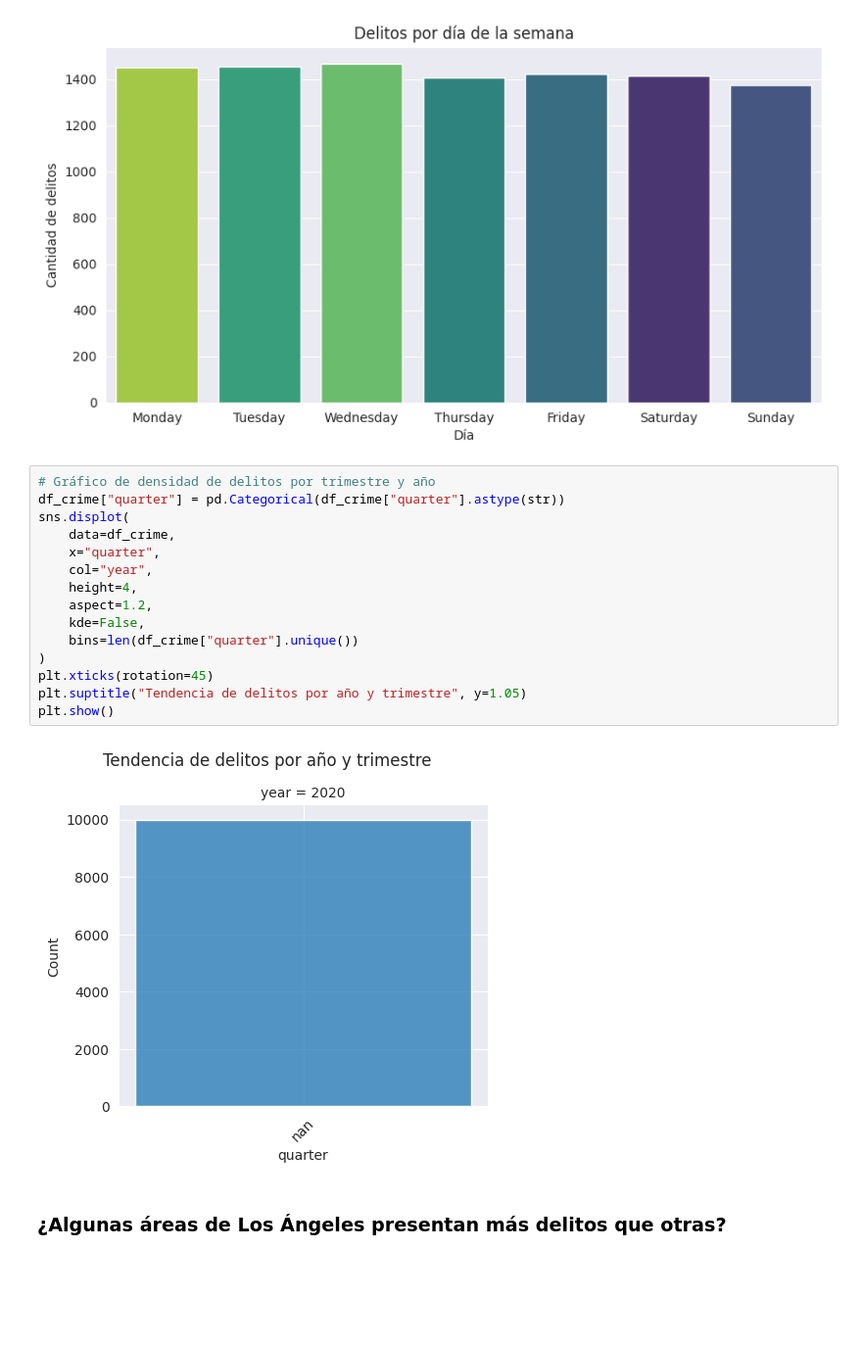
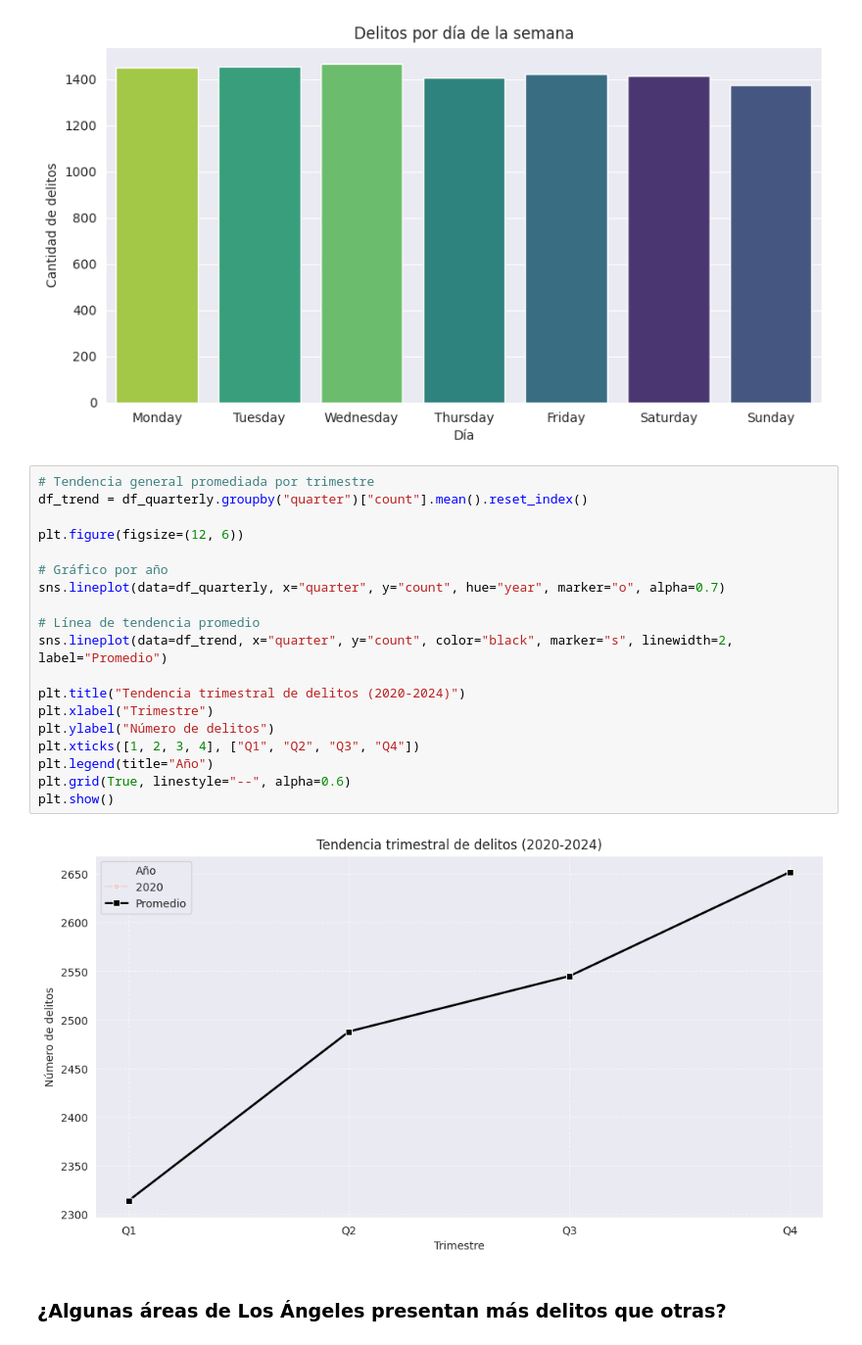
Before and after one commit to yub3r/CoderDataScience, a Jupyter notebook: ProyectoDS-Crime_Data_2020_24-Millan.ipynb, the cells around one changed output. Shown at 98% size. Cells and saved outputs as stored; diff of their text form; blank space fills up the shorter version.

```diff
--- a/ProyectoDS-Crime_Data_2020_24-Millan.ipynb
+++ b/ProyectoDS-Crime_Data_2020_24-Millan.ipynb
@@ -198,23 +225,27 @@ plt.ylabel("Cantidad de delitos")
 plt.show()
 # %% [output]
 [figure]
-# %%
-# Gráfico de densidad de delitos por trimestre y año
-df_crime["quarter"] = pd.Categorical(df_crime["quarter"].astype(str))
-sns.displot(
-    data=df_crime,
-    x="quarter",
-    col="year",
-    height=4,
-    aspect=1.2,
-    kde=False,
-    bins=len(df_crime["quarter"].unique())
-)
-plt.xticks(rotation=45)
-plt.suptitle("Tendencia de delitos por año y trimestre", y=1.05)
-plt.show()
-# %% [output]
-[figure, removed]
+# %%
+# Tendencia general promediada por trimestre
+df_trend = df_quarterly.groupby("quarter")["count"].mean().reset_index()
+
+plt.figure(figsize=(12, 6))
+
+# Gráfico por año
+sns.lineplot(data=df_quarterly, x="quarter", y="count", hue="year", marker="o", alpha=0.7)
+
+# Línea de tendencia promedio
+sns.lineplot(data=df_trend, x="quarter", y="count", color="black", marker="s", linewidth=2, label="Promedio")
+
+plt.title("Tendencia trimestral de delitos (2020-2024)")
+plt.xlabel("Trimestre")
+plt.ylabel("Número de delitos")
+plt.xticks([1, 2, 3, 4], ["Q1", "Q2", "Q3", "Q4"])
+plt.legend(title="Año")
+plt.grid(True, linestyle="--", alpha=0.6)
+plt.show()
+# %% [output]
+[figure, added]
 # %% [markdown]
 ### ¿Algunas áreas de Los Ángeles presentan más delitos que otras?
 # %%
```
Also changed, not shown: parts of 4 cells of this notebook.
